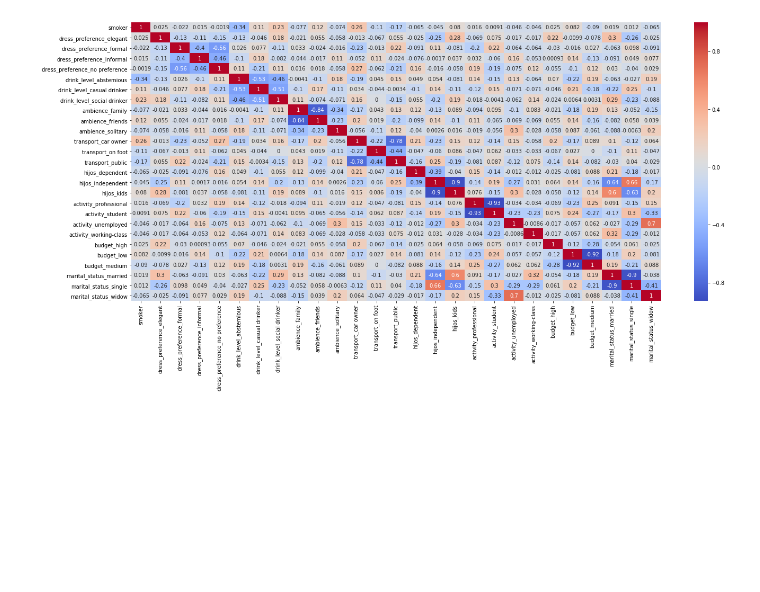
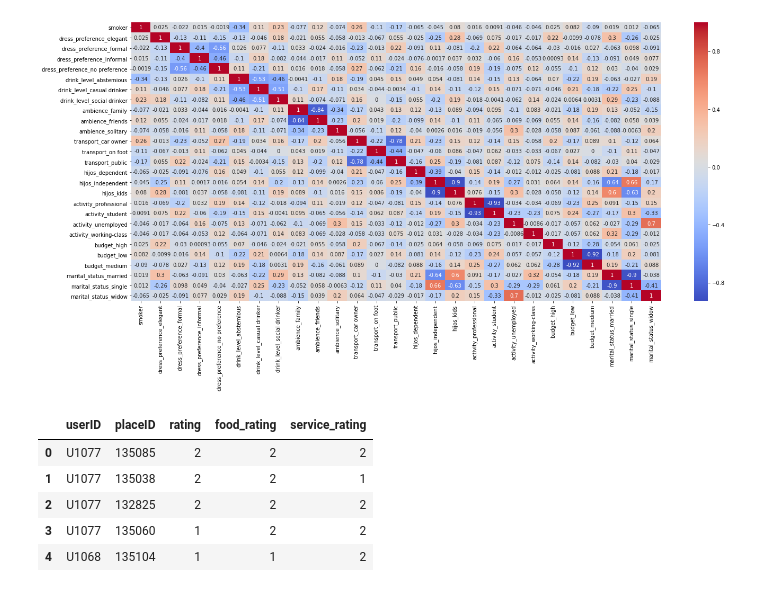
Before and after one commit to teknus/Anime-recommendation, a Jupyter notebook: model/Recomendador.ipynb, the cells around one changed output. Saved outputs shown, nothing was run; the diff lists cells and outputs as text; code cells hidden in the pictures; blank space fills up the shorter version.

```diff
--- a/model/Recomendador.ipynb
+++ b/model/Recomendador.ipynb
@@ -69,0 +97,11 @@ plt.show()
+# %%
+file= open('rating_final.csv', mode='r', encoding='utf-8', errors='ignore')
+rating_final = pd.read_csv(file)
+rating_final.head()
+# %% [output]
+|  | userID | placeID | rating | food_rating | service_rating |
+| 0 | U1077 | 135085 | 2 | 2 | 2 |
+| 1 | U1077 | 135038 | 2 | 2 | 1 |
+| 2 | U1077 | 132825 | 2 | 2 | 2 |
+| 3 | U1077 | 135060 | 1 | 2 | 2 |
+| 4 | U1068 | 135104 | 1 | 1 | 2 |
```
Also changed, not shown: parts of 3 cells of this notebook, 3 other files.
